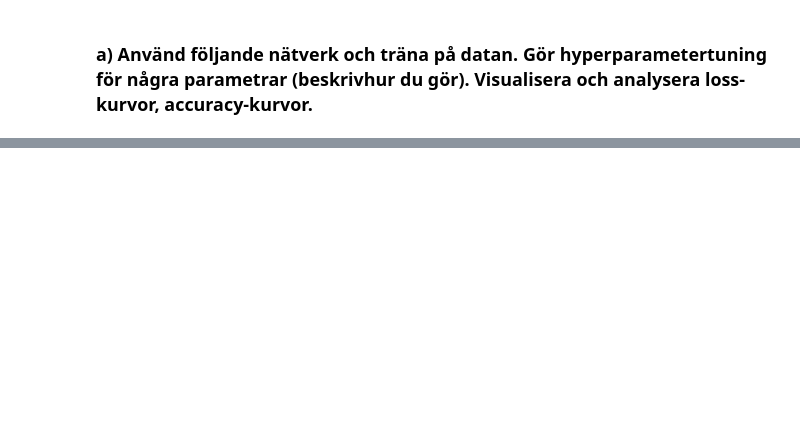
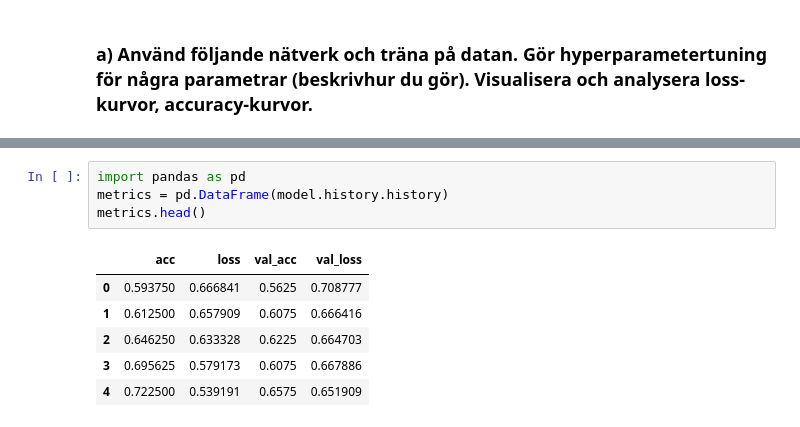
Before and after one commit to Zandri2k/Python-AI-Sandra-OPA23, a Jupyter notebook: Lab_2/Lab_2.ipynb, the cells around one changed output, grey strips where cells are left out. Saved outputs shown, nothing was run; the diff lists cells and outputs as text; blank space fills up the shorter version.

```diff
--- a/Lab_2/Lab_2.ipynb
+++ b/Lab_2/Lab_2.ipynb
@@ -418,0 +495,11 @@ För uppgifterna nedan, jobba med dataseten en åt gången:
+# %%
+import pandas as pd
+metrics = pd.DataFrame(model.history.history)
+metrics.head()
+# %% [output]
+|  | acc | loss | val_acc | val_loss |
+| 0 | 0.593750 | 0.666841 | 0.5625 | 0.708777 |
+| 1 | 0.612500 | 0.657909 | 0.6075 | 0.666416 |
+| 2 | 0.646250 | 0.633328 | 0.6225 | 0.664703 |
+| 3 | 0.695625 | 0.579173 | 0.6075 | 0.667886 |
+| 4 | 0.722500 | 0.539191 | 0.6575 | 0.651909 |
```
Also changed, not shown: parts of 8 cells of this notebook.
